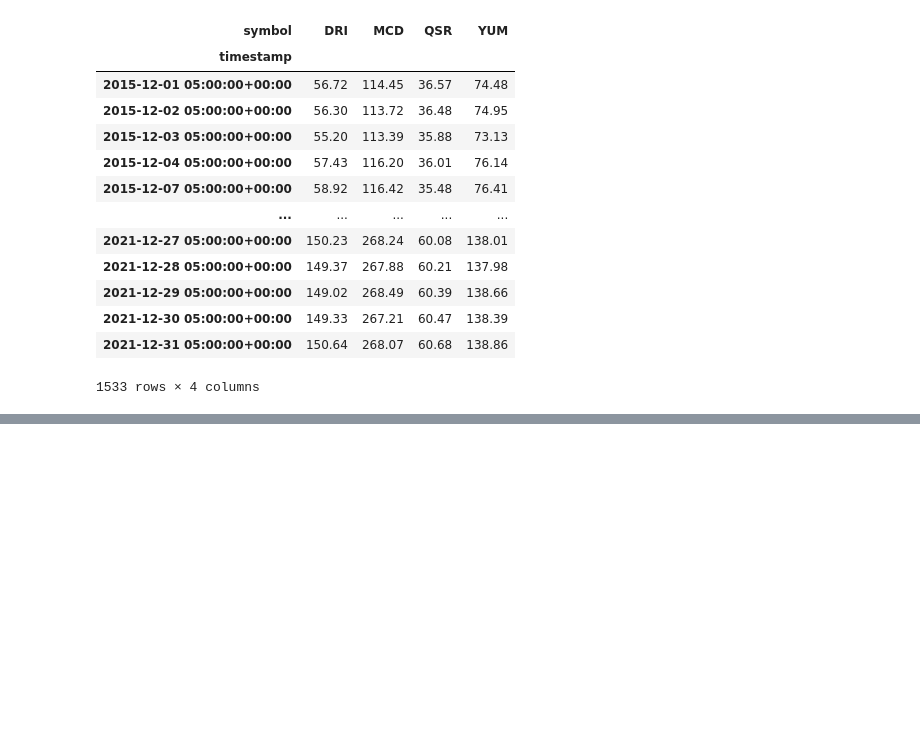
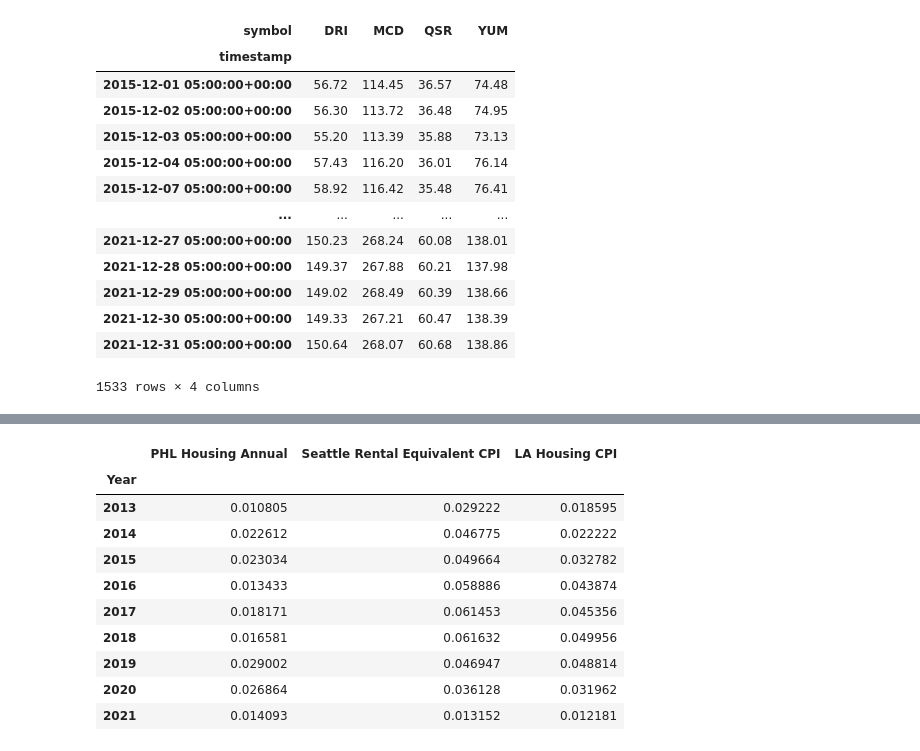
Before and after one commit to Angelboy-commercial/data-zookeepers, a Jupyter notebook: cpi_project.ipynb, the cells around one changed output, grey strips where cells are left out. Cells and saved outputs as stored; diff of their text form; code cells hidden in the pictures; blank space fills up the shorter version.

```diff
--- a/cpi_project.ipynb
+++ b/cpi_project.ipynb
@@ -228,0 +291,18 @@ Food_combined.plot()
+# %%
+#Fetch CPI data by industry
+combined_apparel_cpi= combined_cpi_change[["PHL Apparel Annual", "Seattle Apparel CPI", "LA Apparel CPI"]]
+combined_food_cpi = combined_cpi_change[["PHL Commercial Food Annual", "Seattle Food Away from Home CPI", "LA Food Away from home CPI"]]
+combined_housing_cpi = combined_cpi_change[["PHL Housing Annual", "Seattle Rental Equivalent CPI", "LA Housing CPI" ]]
+combined_housing_cpi
+# %% [output]
+|  | PHL Housing Annual | Seattle Rental Equivalent CPI | LA Housing CPI |
+| Year |  |  |  |
+| 2013 | 0.010805 | 0.029222 | 0.018595 |
+| 2014 | 0.022612 | 0.046775 | 0.022222 |
+| 2015 | 0.023034 | 0.049664 | 0.032782 |
+| 2016 | 0.013433 | 0.058886 | 0.043874 |
+| 2017 | 0.018171 | 0.061453 | 0.045356 |
+| 2018 | 0.016581 | 0.061632 | 0.049956 |
+| 2019 | 0.029002 | 0.046947 | 0.048814 |
+| 2020 | 0.026864 | 0.036128 | 0.031962 |
+| 2021 | 0.014093 | 0.013152 | 0.012181 |
```
Also changed, not shown: parts of 18 cells of this notebook.
